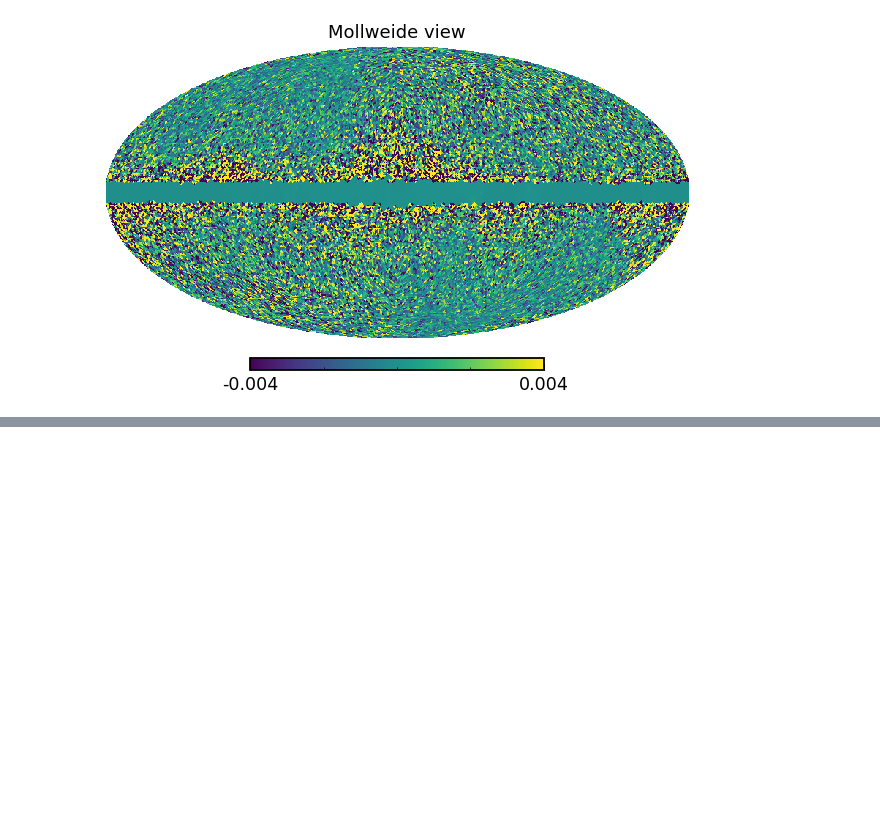
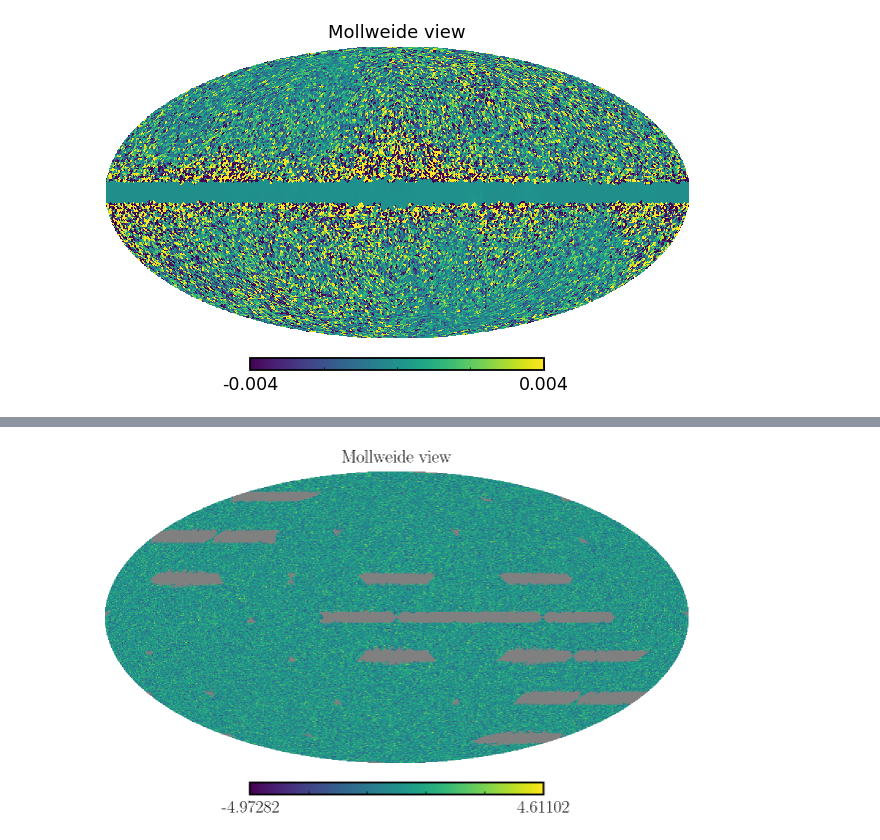
Before and after one commit to smsharma/neural-global-astrometry, a Jupyter notebook: notebooks/03_anisotropic_noise.ipynb, the cells around one changed output, grey strips where cells are left out. Drawn from its saved outputs; the diff is of its cells as text; code cells hidden in the pictures; blank space fills up the shorter version.

```diff
--- a/notebooks/03_anisotropic_noise.ipynb
+++ b/notebooks/03_anisotropic_noise.ipynb
@@ -252,0 +211,7 @@ fig.subplots_adjust(wspace=0.2)
+# %%
+mask_alpha = (sigma_noise_model[0][0] == 0)
+sig = hp.ma(signal)
+sig.mask = mask_alpha + 0.
+hp.mollview(sig, nest=True)
+# %% [output]
+[figure, added]
```
Also changed, not shown: parts of 8 cells of this notebook, 6 other files.
